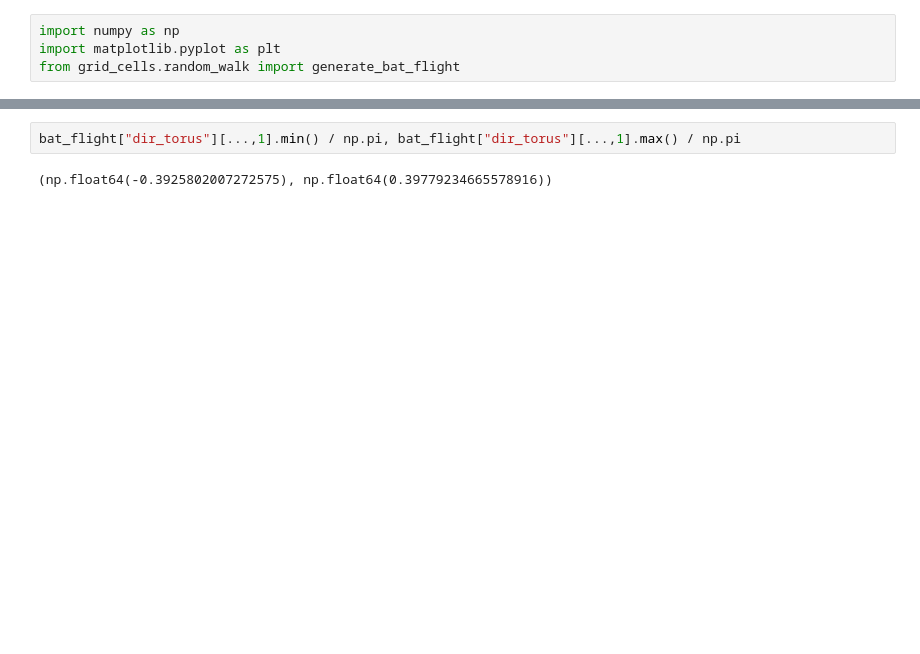
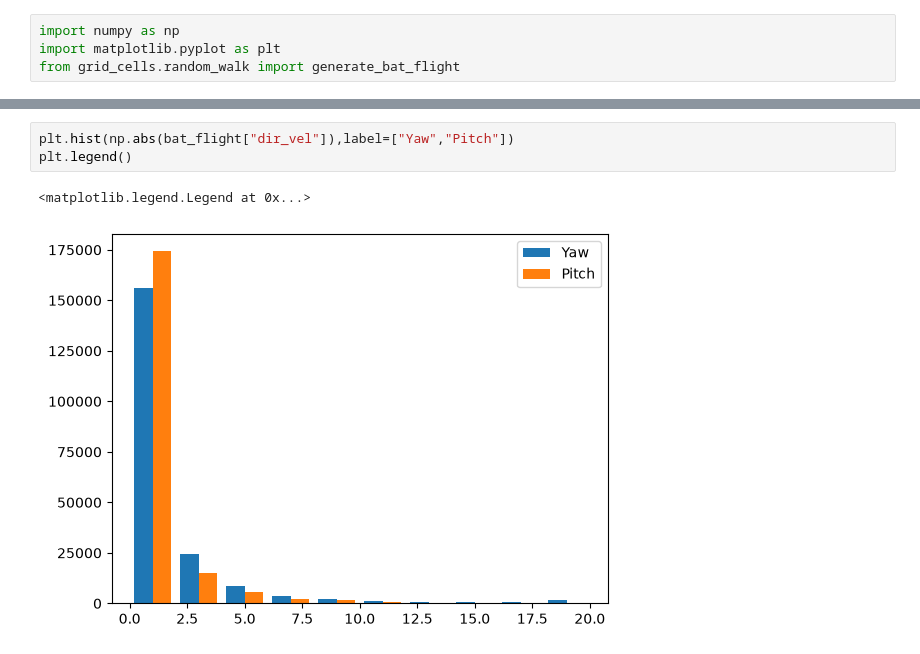
Before and after one commit to siaulich/grid-cells, a Jupyter notebook: notebooks/test_random_walk.ipynb, the cells around one changed output, grey strips where cells are left out. Saved outputs shown, nothing was run; the diff lists cells and outputs as text; blank space fills up the shorter version.

```diff
--- a/notebooks/test_random_walk.ipynb
+++ b/notebooks/test_random_walk.ipynb
@@ -46,7 +50,9 @@ plt.show()
-# %%
-bat_flight["dir_torus"][...,1].min() / np.pi, bat_flight["dir_torus"][...,1].max() / np.pi
-# %% [output]
-(np.float64(-0.3925802007272575), np.float64(0.39779234665578916))
+# %%
+plt.hist(np.abs(bat_flight["dir_vel"]),label=["Yaw","Pitch"])
+plt.legend()
+# %% [output]
+<matplotlib.legend.Legend at 0x...>
+[figure, added]
 # %%
 from matplotlib.lines import Line2D
 from matplotlib.collections import LineCollection
```
Also changed, not shown: parts of 5 cells of this notebook, 9 other files.
